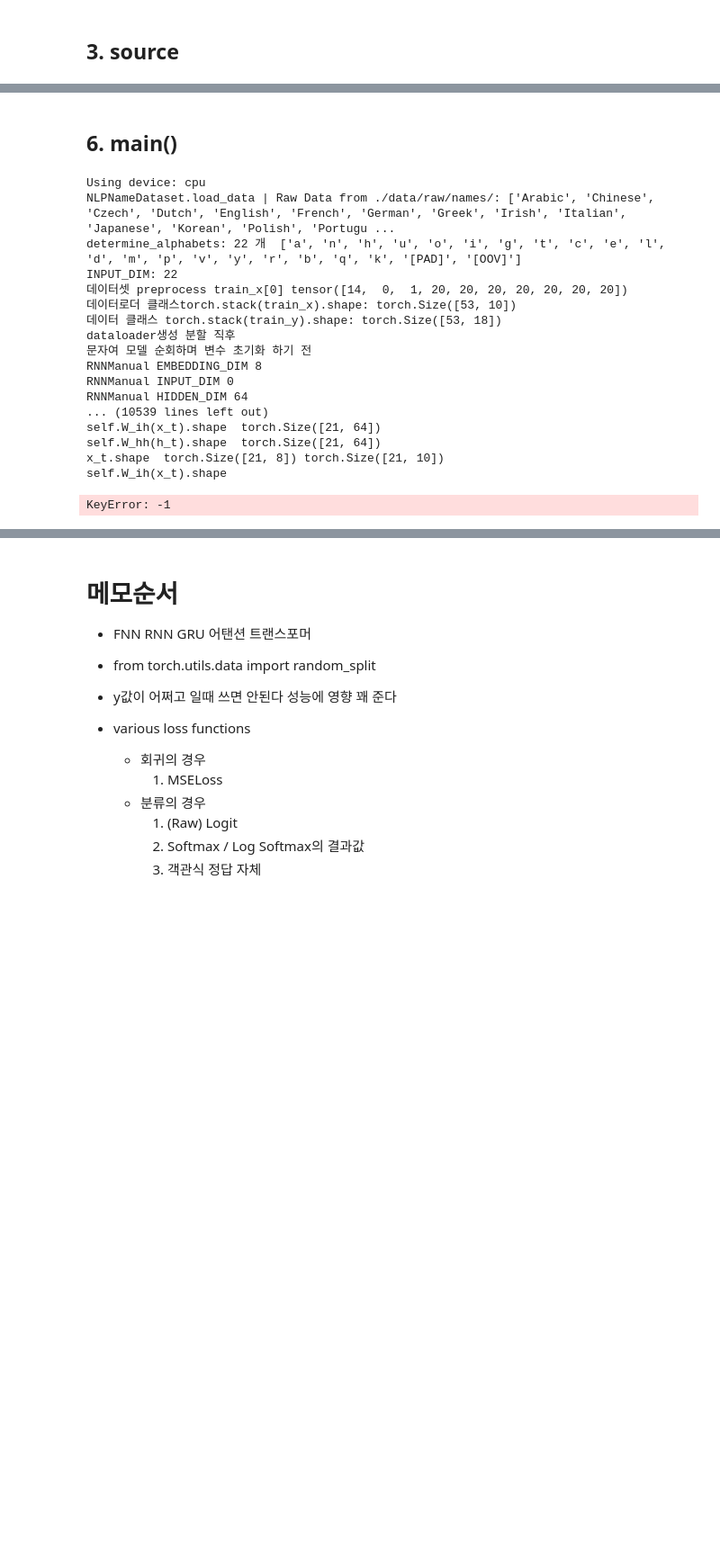
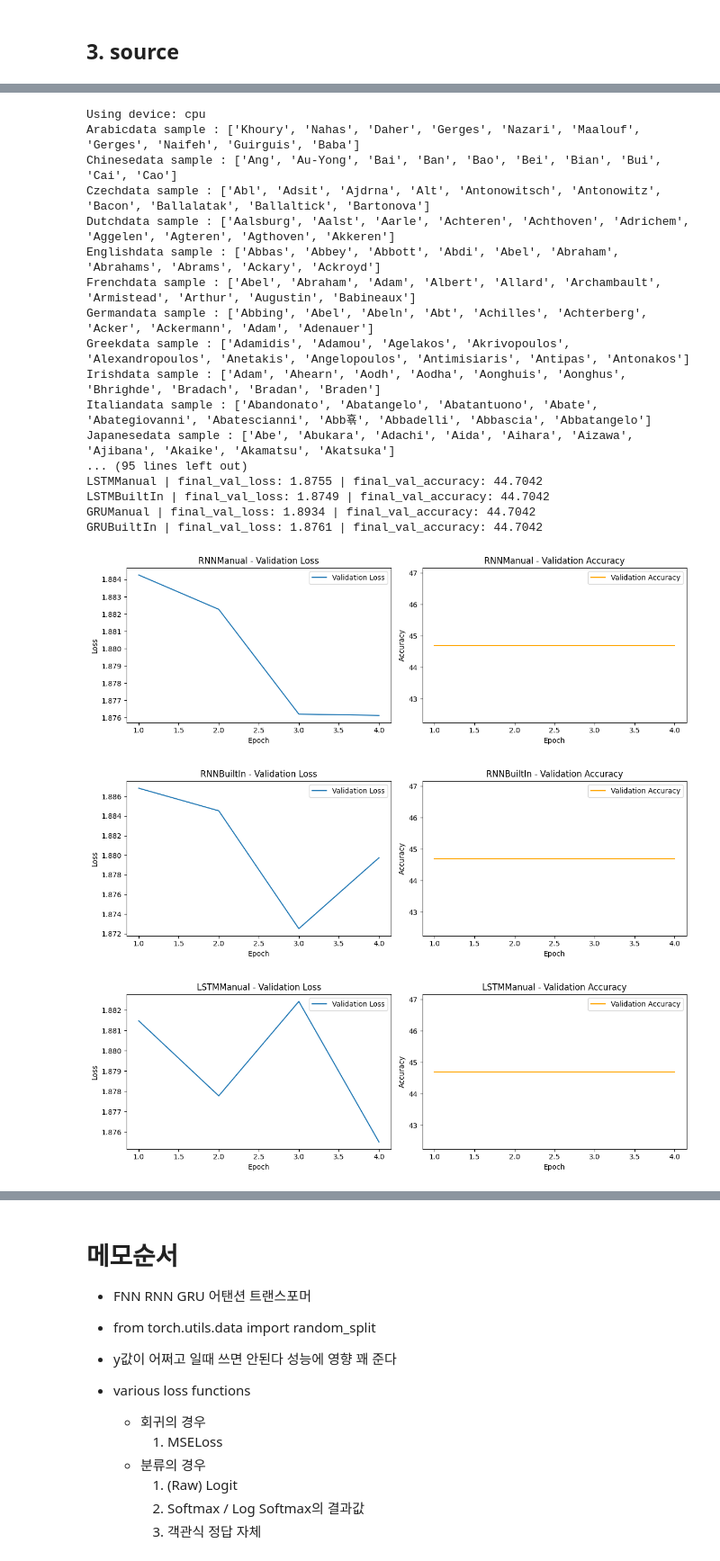
Before and after one commit to mean71/SeSAC_code, a Jupyter notebook: 딥러닝/Cookbook_Deep_Learning.ipynb, the cells around one changed output, grey strips where cells are left out. Shown at 90% size. Drawn from its saved outputs; the diff is of its cells as text; code cells hidden in the pictures; blank space fills up the shorter version.

```diff
--- a/딥러닝/Cookbook_Deep_Learning.ipynb
+++ b/딥러닝/Cookbook_Deep_Learning.ipynb
@@ -7015,6 +6985,6 @@ evaluate_model(model, dataloader, evaluation_config)'''
-# %% [markdown]
-## 6. __main__()
 # %%
+
+
 if __name__ == "__main__":
     dataset = data_config['dataset'] # 원하는 데이터셋 입력
     models = model_config['models']
@@ -7041,7 +7011,7 @@ if __name__ == "__main__":
         'MSELoss': nn.MSELoss(),  # 평균 제곱 오차 손실
         'BCELoss': nn.BCELoss(),  # 이진 교차 엔트로피 손실
         'CrossEntropyLoss': nn.CrossEntropyLoss(),  # 교차 엔트로피 손실
-        'CrossEntropyLoss_mk2': lambda x, y: torch.nn.functional.cross_entropy(x, y.long()),  # 교차 엔트로피 손실
+        'CrossEntropyLoss_mk2': lambda x, y: torch.nn.functional.cross_entropy(x[:, -1, :], y.long()),  # 교차 엔트로피 손실
         'L1Loss': nn.L1Loss(),  # 평균 절대 오차 손실
     }
     # Device configuration
@@ -7071,7 +7041,7 @@ if __name__ == "__main__":
     """
 
     # Initialize models
-    print('문자여 모델 순회하며 변수 초기화 하기 전')
+    print('문자열 모델 순회하며 변수 초기화 하기 전')
     for model in models: # 문자열 모델명 순회
         for key, value in model_config[model].items():
             print(model, key, value)
@@ -7097,7 +7067,7 @@ if __name__ == "__main__":
     # } # 직접 명시하는게 더 나을?나은게? 맞...나..
     print('에폭스 시작전')
     # Training loop
-    for epoch in range(EPOCHS):
+    for epoch in range(3):
         print(f'\nEpoch {epoch+1}/{EPOCHS}')
         # Train RNN Manual
         # Train LSTM Manual
@@ -7105,24 +7075,24 @@ if __name__ == "__main__":
         # Train LSTM Built-In
         # Train GRU Built-In
         # Train GRU Built-In
-        print('모델 실행전')
         for model in models:
-            print(model,'해당모델 실행')
+            print(model, '실행')
             current_model = globals()[model.lower()] # 초기화된 모델인스턴스 호출
             optimizer = optimizers[model.lower()]
-            print(model, criterion , optimizer)
-            print('INPUT_DIM, HIDDEN_DIM, OUTPUT_DIM:', INPUT_DIM, HIDDEN_DIM, OUTPUT_DIM)
+            # print(model, criterion , optimizer)
+            # print('INPUT_DIM, HIDDEN_DIM, OUTPUT_DIM:', INPUT_DIM, HIDDEN_DIM, OUTPUT_DIM)
             train_loss = train_model(current_model, train_loader, criterion, optimizer)
             val_loss, val_accuracy = evaluate_model(current_model, val_loader, criterion)
 
             if model not in loss_history:
                 loss_history[model] = {'train': {'average_loss': []},
-                                       'val': {'average_loss':[], 'accuracy': []}}
+                                    'val': {'average_loss':[], 'accuracy': []}}
 
             loss_history[model]['train']['average_loss'].append(train_loss)
             loss_history[model]['val']['average_loss'].append(val_loss)
             loss_history[model]['val']['accuracy'].append(val_accuracy)
-            print(f'| {model} | Train Loss: {train_loss:.4f}\n| Val Loss: {val_loss:.4f} | Val accuracy: {val_accuracy:.4f}')
+            if not (epoch+1) % 10:
+                print(f'| {model} | Train Loss: {train_loss:.4f}\n| Val Loss: {val_loss:.4f} | Val accuracy: {val_accuracy:.4f}')
 
     # Display final validation losses
     print("\nFinal Validation Losses and Accuracies:")
@@ -7131,54 +7101,57 @@ if __name__ == "__main__":
         final_val_accuracy = loss_history[model_name]['val']['accuracy'][-1]
         print(f'{model_name} | final_val_loss: {final_val_loss:.4f} | final_val_accuracy: {final_val_accuracy:.4f}')
 
-        plt.figure(figsize=(18, 12))
+    for model_name in loss_history:
+        plt.figure(figsize=(12, 4))
         # Validation Loss 그래프
         plt.subplot(1, 2, 1)  # 1행 2열의 서브플롯 중 첫 번째
         plt.plot(range(1, len(loss_history[model_name]['val']['average_loss']) + 1),
                  loss_history[model_name]['val']['average_loss'], label="Validation Loss")
         plt.title(f"{model_name} - Validation Loss")
         plt.xlabel("Epoch")
         plt.ylabel("Loss")
         plt.legend()
         # Validation Accuracy 그래프
         plt.subplot(1, 2, 2)
         plt.plot(range(1, len(loss_history[model_name]['val']['accuracy']) + 1),
                 loss_history[model_name]['val']['accuracy'], label="Validation Accuracy", color='orange')
         plt.title(f"{model_name} - Validation Accuracy")
         plt.xlabel("Epoch")
         plt.ylabel("Accuracy")
         plt.legend()
 
         plt.tight_layout()
         plt.show()
 
     # Plotting the loss curves
-    plt.figure(figsize=(18, 12))
+    plt.figure(figsize=(12, 4))
     for model_name in loss_history:
         plt.plot(loss_history[model_name]['train']['average_loss'], label=f'{model_name} Train')
         plt.plot(loss_history[model_name]['val']['average_loss'], label=f'{model_name} Val')
     plt.xlabel('Epoch')
     plt.ylabel('Loss')
     plt.title('Training and Validation Losses for RNN, LSTM, and GRU (Manual and Built-In)')
     plt.legend()
     plt.grid(True)
     plt.show()
 # %% [output]
 Using device: cpu
-NLPNameDataset.load_data | Raw Data from ./data/raw/names/: ['Arabic', 'Chinese', 'Czech', 'Dutch', 'English', 'French', 'German', 'Greek', 'Irish', 'Italian', 'Japanese', 'Korean', 'Polish', 'Portugu ...
-determine_alphabets: 22 개  ['a', 'n', 'h', 'u', 'o', 'i', 'g', 't', 'c', 'e', 'l', 'd', 'm', 'p', 'v', 'y', 'r', 'b', 'q', 'k', '[PAD]', '[OOV]']
-INPUT_DIM: 22
-데이터셋 preprocess train_x[0] tensor([14,  0,  1, 20, 20, 20, 20, 20, 20, 20])
-데이터로더 클래스torch.stack(train_x).shape: torch.Size([53, 10])
-데이터 클래스 torch.stack(train_y).shape: torch.Size([53, 18])
-dataloader생성 분할 직후
-문자여 모델 순회하며 변수 초기화 하기 전
-RNNManual EMBEDDING_DIM 8
-RNNManual INPUT_DIM 0
-RNNManual HIDDEN_DIM 64
-... (10539 lines left out)
-self.W_ih(x_t).shape  torch.Size([21, 64])
-self.W_hh(h_t).shape  torch.Size([21, 64])
-x_t.shape  torch.Size([21, 8]) torch.Size([21, 10])
-self.W_ih(x_t).shape
+Arabicdata sample : ['Khoury', 'Nahas', 'Daher', 'Gerges', 'Nazari', 'Maalouf', 'Gerges', 'Naifeh', 'Guirguis', 'Baba']
+Chinesedata sample : ['Ang', 'Au-Yong', 'Bai', 'Ban', 'Bao', 'Bei', 'Bian', 'Bui', 'Cai', 'Cao']
+Czechdata sample : ['Abl', 'Adsit', 'Ajdrna', 'Alt', 'Antonowitsch', 'Antonowitz', 'Bacon', 'Ballalatak', 'Ballaltick', 'Bartonova']
+Dutchdata sample : ['Aalsburg', 'Aalst', 'Aarle', 'Achteren', 'Achthoven', 'Adrichem', 'Aggelen', 'Agteren', 'Agthoven', 'Akkeren']
+Englishdata sample : ['Abbas', 'Abbey', 'Abbott', 'Abdi', 'Abel', 'Abraham', 'Abrahams', 'Abrams', 'Ackary', 'Ackroyd']
+Frenchdata sample : ['Abel', 'Abraham', 'Adam', 'Albert', 'Allard', 'Archambault', 'Armistead', 'Arthur', 'Augustin', 'Babineaux']
+Germandata sample : ['Abbing', 'Abel', 'Abeln', 'Abt', 'Achilles', 'Achterberg', 'Acker', 'Ackermann', 'Adam', 'Adenauer']
+Greekdata sample : ['Adamidis', 'Adamou', 'Agelakos', 'Akrivopoulos', 'Alexandropoulos', 'Anetakis', 'Angelopoulos', 'Antimisiaris', 'Antipas', 'Antonakos']
+Irishdata sample : ['Adam', 'Ahearn', 'Aodh', 'Aodha', 'Aonghuis', 'Aonghus', 'Bhrighde', 'Bradach', 'Bradan', 'Braden']
+Italiandata sample : ['Abandonato', 'Abatangelo', 'Abatantuono', 'Abate', 'Abategiovanni', 'Abatescianni', 'Abb횪', 'Abbadelli', 'Abbascia', 'Abbatangelo']
+Japanesedata sample : ['Abe', 'Abukara', 'Adachi', 'Aida', 'Aihara', 'Aizawa', 'Ajibana', 'Akaike', 'Akamatsu', 'Akatsuka']
+... (95 lines left out)
+LSTMManual | final_val_loss: 1.8755 | final_val_accuracy: 44.7042
+LSTMBuiltIn | final_val_loss: 1.8749 | final_val_accuracy: 44.7042
+GRUManual | final_val_loss: 1.8934 | final_val_accuracy: 44.7042
+GRUBuiltIn | final_val_loss: 1.8761 | final_val_accuracy: 44.7042
-KeyError: -1
+[figure, added]
+[figure, added]
+[figure, added]
```
Also changed, not shown: parts of 31 cells of this notebook, 12 other files.
